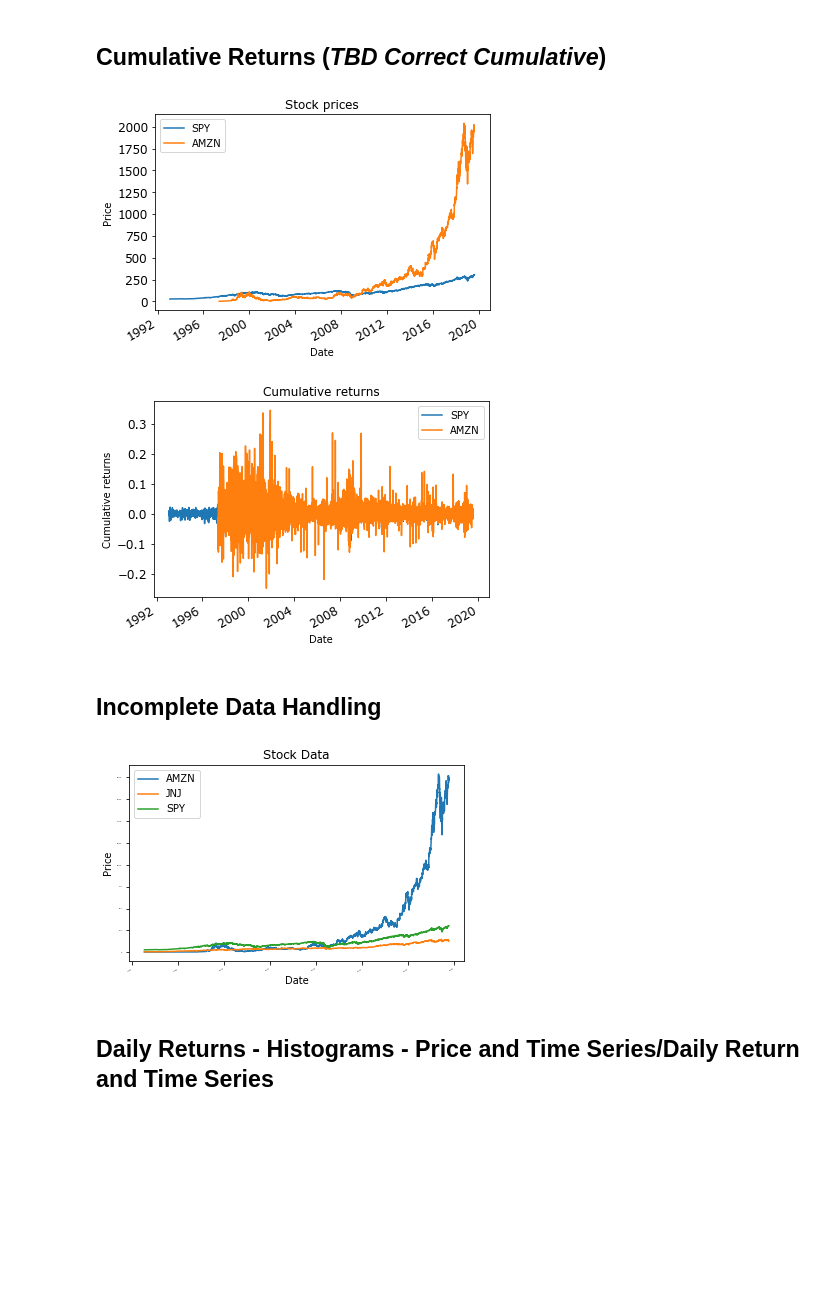
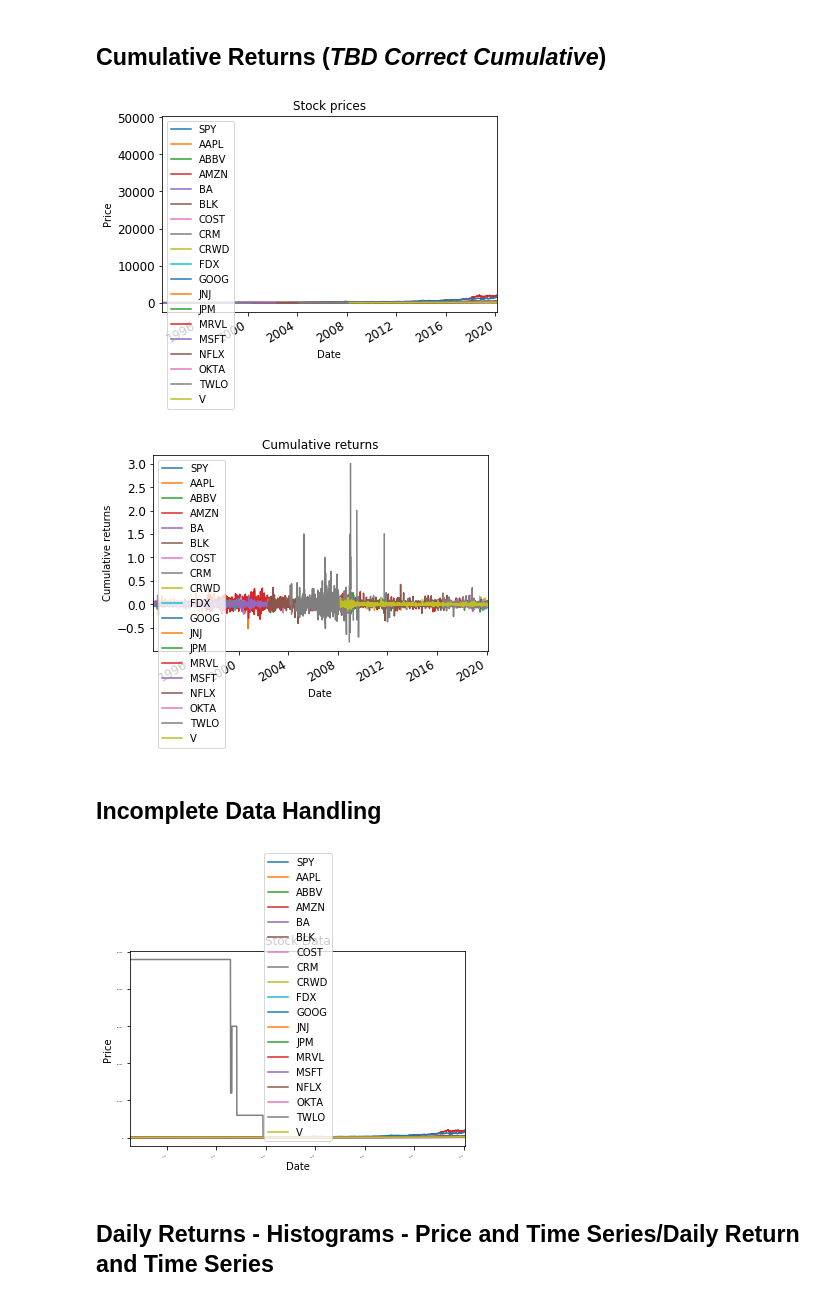
Before and after one commit to MountEverest75/MachineLearningStockTrading, a Jupyter notebook: src/ReadingAndPlottingStockData.ipynb, the cells around one changed output. Drawn from its saved outputs; the diff is of its cells as text; code cells hidden in the pictures; blank space fills up the shorter version.

```diff
--- a/src/ReadingAndPlottingStockData.ipynb
+++ b/src/ReadingAndPlottingStockData.ipynb
@@ -175,7 +175,7 @@ def get_moving_average(ticker, duration):
     return df['Close'][-200:].mean()
 
 
-for symbol in ['AMZN', 'JNJ', 'SPY']:
+for symbol in ['AAPL','ABBV','AMZN','BA','BLK','COST','CRM','CRWD','FDX','GOOG','JNJ','JPM','MRVL','MSFT','NFLX','OKTA','TWLO','V','SPY']:
     duration=200
     print("Moving Average for: ", duration, "days. For ticker:", symbol, get_moving_average(symbol,duration))
 # %% [output]
@@ -301,14 +313,14 @@ def test_run():
     #dates = get_date_range_df()
 
     # Choose stock symbols to read
-    symbols = ['AMZN', 'JNJ']
+    symbols = ['AAPL','ABBV','AMZN','BA','BLK','COST','CRM','CRWD','FDX','GOOG','JNJ','JPM','MRVL','MSFT','NFLX','OKTA','TWLO','V']
 
     # Get stock data
     df = get_data(symbols, dates)
     print(df)
 
 #test_run()
-symbols = ['AMZN', 'JNJ']
+symbols = ['AAPL','ABBV','AMZN','BA','BLK','COST','CRM','CRWD','FDX','GOOG','JNJ','JPM','MRVL','MSFT','NFLX','OKTA','TWLO','V']
 end_date = date(date.today().year, date.today().month, date.today().day)
 dates = pd.date_range('1950-01-01', end_date)
 df = get_data(symbols, dates)
@@ -668,7 +702,7 @@ if __name__ == "__main__":
 # daily_returns = df.copy()
 # daily_returns[1:] = (df[1:] / df[:-1].values) - 1
 # daily_returns.iloc[0, :] = 0
-
+#symbols = ['AAPL','ABBV','AMZN','BA','BLK','COST','CRM','CRWD','FDX','GOOG','JNJ','JPM','MRVL','MSFT','NFLX','OKTA','TWLO','V']
 def plot_data(df, title="Stock prices", xlabel="Date", ylabel="Price"):
     """Plot stock prices with a custom title and meaningful axis labels."""
     ax = df.plot(title=title, fontsize=12)
@@ -688,7 +722,7 @@ def compute_daily_returns(df):
 def test_run():
     # Read data
     dates = pd.date_range('1950-01-01', end_date)  # one month only
-    symbols = ['SPY','AMZN']
+    symbols = ['AAPL','ABBV','AMZN','BA','BLK','COST','CRM','CRWD','FDX','GOOG','JNJ','JPM','MRVL','MSFT','NFLX','OKTA','TWLO','V']
     df = get_data(symbols, dates)
     plot_data(df)
 
@@ -718,7 +752,7 @@ def compute_cumulative_returns(df):
 def test_run():
     # Read data
     dates = pd.date_range('1950-01-01', end_date)  # one month only
-    symbols = ['SPY','AMZN']
+    symbols = ['AAPL','ABBV','AMZN','BA','BLK','COST','CRM','CRWD','FDX','GOOG','JNJ','JPM','MRVL','MSFT','NFLX','OKTA','TWLO','V']
     df = get_data(symbols, dates)
     plot_data(df)
 
@@ -730,8 +764,8 @@ def test_run():
 if __name__ == "__main__":
     test_run()
 # %% [output]
-[figure, old version]
+[figure, new version]
-[figure, old version]
+[figure, new version]
 # %% [markdown]
 ## Incomplete Data Handling
 # %%
@@ -774,35 +808,36 @@ def get_data(symbols, dates):
 
     return df_final
 
 
 def plot_data(df_data):
     """Plot stock data with appropriate axis labels."""
     ax = df_data.plot(title="Stock Data", fontsize=2)
     ax.set_xlabel("Date")
     ax.set_ylabel("Price")
     plt.show()
 
 
 def test_run():
     """Function called by Test Run."""
     # Read data
-    symbol_list = ["AMZN", "JNJ", "SPY"]  # list of symbols
+#     symbol_list = ["AMZN", "JNJ", "SPY"]  # list of symbols
+    symbol_list = symbols = ['AAPL','ABBV','AMZN','BA','BLK','COST','CRM','CRWD','FDX','GOOG','JNJ','JPM','MRVL','MSFT','NFLX','OKTA','TWLO','V']
     start_date = "1950-01-01"
     #end_date = "2014-12-07"
     dates = pd.date_range(start_date, end_date)  # date range as index
     df_data = get_data(symbol_list, dates)  # get data for each symbol
 
     # Fill missing values
     fill_missing_values(df_data)
 
     # Plot
     plot_data(df_data)
 
 
 if __name__ == "__main__":
     test_run()
 # %% [output]
-[figure, old version]
+[figure, new version]
 # %% [markdown]
 ## Daily Returns - Histograms - Price and Time Series/Daily Return and Time Series
 # %%
```
Also changed, not shown: parts of 22 cells of this notebook, 22 other files.
